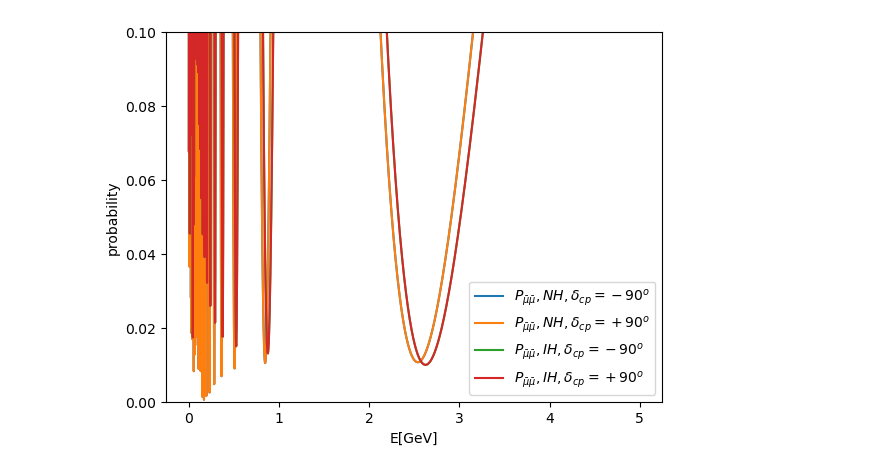
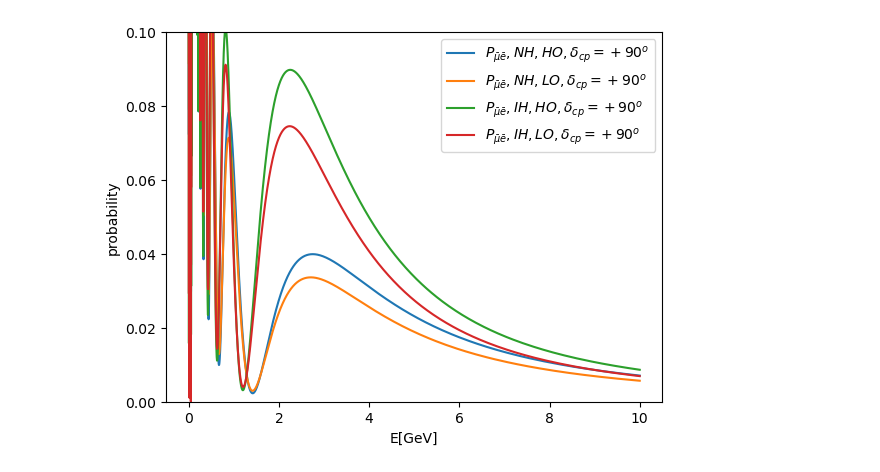
Before and after one commit to theo1701/DUNE, a Jupyter notebook: DUNE/240710/dune_globes/plot.ipynb, the cells around one changed output. Saved outputs shown, nothing was run; the diff lists cells and outputs as text; code cells hidden in the pictures.

```diff
--- a/DUNE/240710/dune_globes/plot.ipynb
+++ b/DUNE/240710/dune_globes/plot.ipynb
@@ -1,4 +1,6 @@
 # %%
 import numpy as np
 from matplotlib import pyplot as plt
+# %%
+group = 8
 # %%
@@ -38,30 +61,51 @@ e2, p2 = separate_e_p(file2)
 e3, p3 = separate_e_p(file3)
 e4, p4 = separate_e_p(file4)
 # %%
-# plt.plot(e1, p1, label=r"$P_{\mu e},NH,\delta_{cp}=-90^o$")
-# plt.plot(e2, p2, label=r"$P_{\mu e},NH,\delta_{cp}=+90^o$")
-# plt.plot(e3, p3, label=r"$P_{\mu e},IH,\delta_{cp}=-90^o$")
-# plt.plot(e4, p4, label=r"$P_{\mu e},IH,\delta_{cp}=+90^o$")
-
-# plt.plot(e1, p1, label=r"$P_{\bar{\mu} \bar{e}},NH,\delta_{cp}=-90^o$")
-# plt.plot(e2, p2, label=r"$P_{\bar{\mu} \bar{e}},NH,\delta_{cp}=+90^o$")
-# plt.plot(e3, p3, label=r"$P_{\bar{\mu} \bar{e}},IH,\delta_{cp}=-90^o$")
-# plt.plot(e4, p4, label=r"$P_{\bar{\mu} \bar{e}},IH,\delta_{cp}=+90^o$")
-
-# plt.plot(e1, p1, label=r"$P_{\mu \mu},NH,\delta_{cp}=-90^o$")
-# plt.plot(e2, p2, label=r"$P_{\mu \mu},NH,\delta_{cp}=+90^o$")
-# plt.plot(e3, p3, label=r"$P_{\mu \mu},IH,\delta_{cp}=-90^o$")
-# plt.plot(e4, p4, label=r"$P_{\mu \mu},IH,\delta_{cp}=+90^o$")
-
-plt.plot(e1, p1, label=r"$P_{\bar{\mu} \bar{\mu}},NH,\delta_{cp}=-90^o$")
-plt.plot(e2, p2, label=r"$P_{\bar{\mu} \bar{\mu}},NH,\delta_{cp}=+90^o$")
-plt.plot(e3, p3, label=r"$P_{\bar{\mu} \bar{\mu}},IH,\delta_{cp}=-90^o$")
-plt.plot(e4, p4, label=r"$P_{\bar{\mu} \bar{\mu}},IH,\delta_{cp}=+90^o$")
+if group == 1:
+    plt.plot(e1, p1, label=r"$P_{\mu e},NH,\delta_{cp}=-90^o$")
+    plt.plot(e2, p2, label=r"$P_{\mu e},NH,\delta_{cp}=+90^o$")
+    plt.plot(e3, p3, label=r"$P_{\mu e},IH,\delta_{cp}=-90^o$")
+    plt.plot(e4, p4, label=r"$P_{\mu e},IH,\delta_{cp}=+90^o$")
+elif group == 2:
+    plt.plot(e1, p1, label=r"$P_{\bar{\mu} \bar{e}},NH,\delta_{cp}=-90^o$")
+    plt.plot(e2, p2, label=r"$P_{\bar{\mu} \bar{e}},NH,\delta_{cp}=+90^o$")
+    plt.plot(e3, p3, label=r"$P_{\bar{\mu} \bar{e}},IH,\delta_{cp}=-90^o$")
+    plt.plot(e4, p4, label=r"$P_{\bar{\mu} \bar{e}},IH,\delta_{cp}=+90^o$")
+elif group == 3:
+    plt.plot(e1, p1, label=r"$P_{\mu \mu},NH,\delta_{cp}=-90^o$")
+    plt.plot(e2, p2, label=r"$P_{\mu \mu},NH,\delta_{cp}=+90^o$")
+    plt.plot(e3, p3, label=r"$P_{\mu \mu},IH,\delta_{cp}=-90^o$")
+    plt.plot(e4, p4, label=r"$P_{\mu \mu},IH,\delta_{cp}=+90^o$")
+elif group == 4:
+    plt.plot(e1, p1, label=r"$P_{\bar{\mu} \bar{\mu}},NH,\delta_{cp}=-90^o$")
+    plt.plot(e2, p2, label=r"$P_{\bar{\mu} \bar{\mu}},NH,\delta_{cp}=+90^o$")
+    plt.plot(e3, p3, label=r"$P_{\bar{\mu} \bar{\mu}},IH,\delta_{cp}=-90^o$")
+    plt.plot(e4, p4, label=r"$P_{\bar{\mu} \bar{\mu}},IH,\delta_{cp}=+90^o$")
+elif group == 5:
+    plt.plot(e1, p1, label=r"$P_{\mu e},NH,HO, \delta_{cp}=-90^o$")
+    plt.plot(e2, p2, label=r"$P_{\mu e},NH,LO, \delta_{cp}=-90^o$")
+    plt.plot(e3, p3, label=r"$P_{\mu e},IH,HO, \delta_{cp}=-90^o$")
+    plt.plot(e4, p4, label=r"$P_{\mu e},IH,LO, \delta_{cp}=-90^o$")
+elif group == 6:
+    plt.plot(e1, p1, label=r"$P_{\bar{\mu} \bar{e}},NH,HO, \delta_{cp}=-90^o$")
+    plt.plot(e2, p2, label=r"$P_{\bar{\mu} \bar{e}},NH,LO, \delta_{cp}=-90^o$")
+    plt.plot(e3, p3, label=r"$P_{\bar{\mu} \bar{e}},IH,HO, \delta_{cp}=-90^o$")
+    plt.plot(e4, p4, label=r"$P_{\bar{\mu} \bar{e}},IH,LO, \delta_{cp}=-90^o$")
+elif group == 7:
+    plt.plot(e1, p1, label=r"$P_{\mu e},NH,HO, \delta_{cp}=+90^o$")
+    plt.plot(e2, p2, label=r"$P_{\mu e},NH,LO, \delta_{cp}=+90^o$")
+    plt.plot(e3, p3, label=r"$P_{\mu e},IH,HO, \delta_{cp}=+90^o$")
+    plt.plot(e4, p4, label=r"$P_{\mu e},IH,LO, \delta_{cp}=+90^o$")
+elif group == 8:
+    plt.plot(e1, p1, label=r"$P_{\bar{\mu} \bar{e}},NH,HO, \delta_{cp}=+90^o$")
+    plt.plot(e2, p2, label=r"$P_{\bar{\mu} \bar{e}},NH,LO, \delta_{cp}=+90^o$")
+    plt.plot(e3, p3, label=r"$P_{\bar{\mu} \bar{e}},IH,HO, \delta_{cp}=+90^o$")
+    plt.plot(e4, p4, label=r"$P_{\bar{\mu} \bar{e}},IH,LO, \delta_{cp}=+90^o$")
 
 plt.xlabel("E[GeV]")
 plt.ylabel("probability")
 plt.legend()
 plt.ylim(0, 0.1)
-plt.savefig("prob_mubarmubar.pdf")
+plt.savefig("prob_mubarebar_dcp+90.pdf")
 # %% [output]
-[figure, old version]
+[figure, new version]
```
Also changed, not shown: parts of 1 cell of this notebook, 12 other files.
